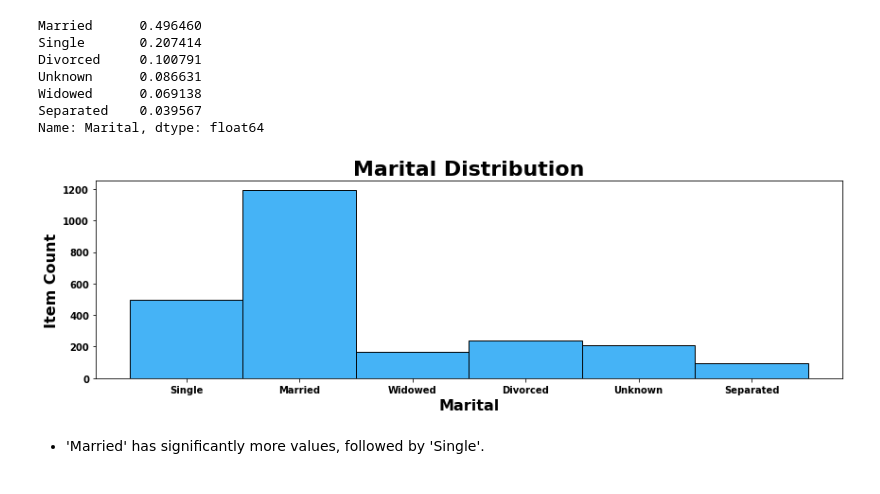
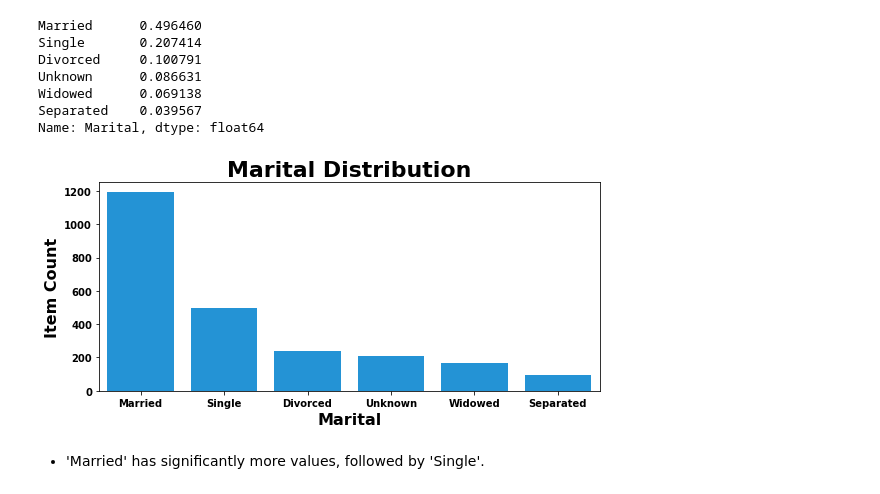
Before and after one commit to YBilodeau/Metabolic-Syndrome-Prediction-Project, a Jupyter notebook: Metabolic_Syndrome_Prediction.ipynb, the cells around one changed output. Drawn from its saved outputs; the diff is of its cells as text; code cells hidden in the pictures.

```diff
--- a/Metabolic_Syndrome_Prediction.ipynb
+++ b/Metabolic_Syndrome_Prediction.ipynb
@@ -1184,17 +1192,18 @@ Widowed      0.069138
 Separated    0.039567
 Name: Marital, dtype: float64
 # %%
-plt.figure(figsize = (12,4))
-sns.histplot(data=df, x='Marital', color='#069AF3');
+plt.figure(figsize = (8,4))
+sns.countplot(data=df, x=df.Marital, color='#069AF3', order=['Married',
+              'Single', 'Divorced', 'Unknown', 'Widowed', 'Separated'])
 plt.title('Marital Distribution', fontsize = 22, weight='bold');
 plt.xlabel('Marital', fontsize = 16, weight='bold');
 plt.ylabel('Item Count', fontsize = 16, weight='bold');
 plt.xticks(fontsize = 10, weight='bold', rotation=0);
 plt.yticks(fontsize = 10, weight='bold');
 plt.tight_layout()
 plt.show;
 # %% [output]
-[figure, old version]
+[figure, new version]
 # %% [markdown]
 - 'Married' has significantly more values, followed by 'Single'.
 # %% [markdown]
```
Also changed, not shown: parts of 24 cells of this notebook.
